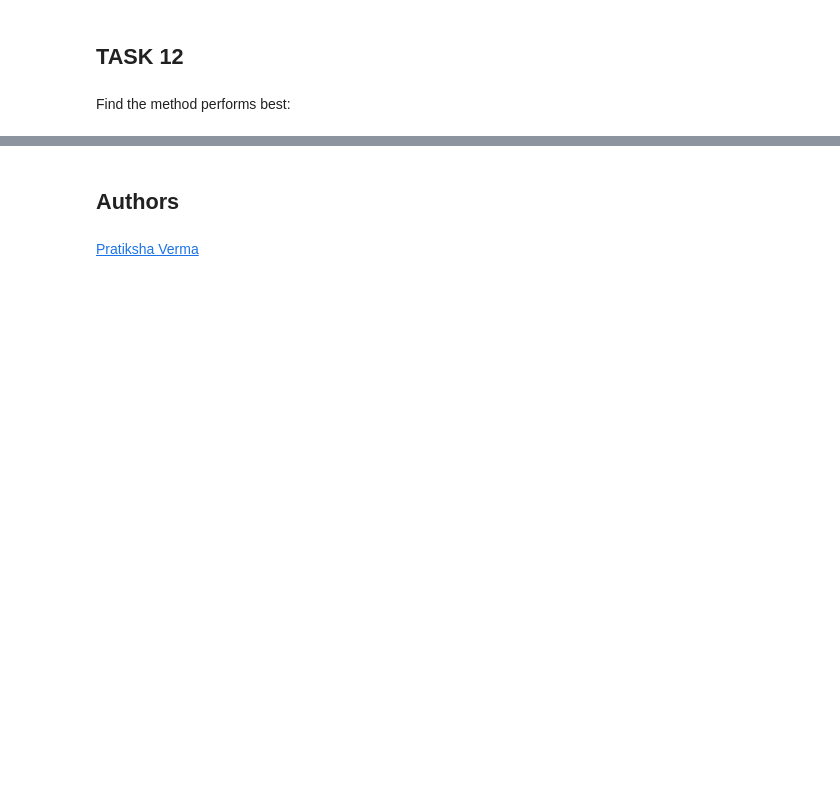
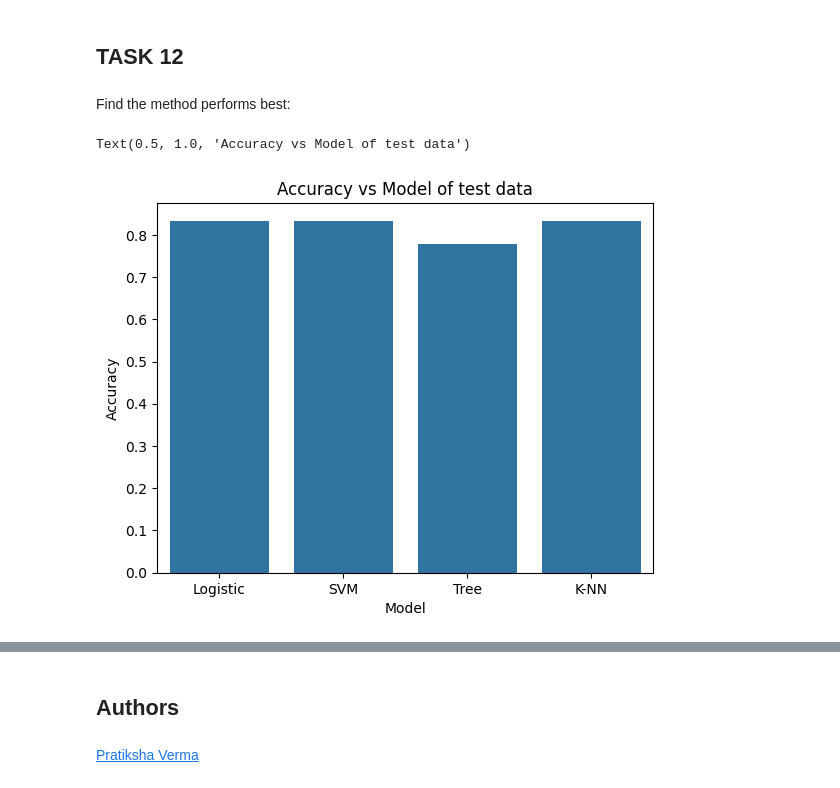
Before and after one commit to Ednamhg/DataScience_course, a Jupyter notebook: SpaceX_Machine Learning Prediction_Part_5.ipynb, the cells around one changed output, grey strips where cells are left out. Saved outputs shown, nothing was run; the diff lists cells and outputs as text; code cells hidden in the pictures; blank space fills up the shorter version.

```diff
--- a/SpaceX_Machine Learning Prediction_Part_5.ipynb
+++ b/SpaceX_Machine Learning Prediction_Part_5.ipynb
@@ -196,0 +192,7 @@ print(r2_test)
+# %%
+r2_all_scores=pd.DataFrame()
+r2_test=logreg_cv.score(X_test, Y_test)
+r2_all_scores.loc['Logistic','score']=r2_test
+r2_all_scores.loc['Logistic','Accuracy']=logreg_cv.best_score_
+print(r2_test)
+print(r2_all_scores)
@@ -241,5 +247,8 @@ Calculate the accuracy on the test data using the method <code>score</code>:
 # %%
 r2_test_svm=svm_cv.score(X_test, Y_test)
 print(r2_test_svm)
+r2_all_scores.loc['SVM','score']=r2_test_svm
+r2_all_scores.loc['SVM','Accuracy']=svm_cv.best_score_
+print(r2_all_scores)
 # %% [output]
 0.8333333333333334
@@ -290,0 +299,5 @@ tree_cv.score(X_test, Y_test)
+# %%
+tree_score=tree_cv.score(X_test, Y_test)
+r2_all_scores.loc['Tree','score']=tree_score
+r2_all_scores.loc['Tree','Accuracy']=logreg_cv.best_score_
+print(r2_all_scores)
@@ -329,0 +344,5 @@ knn_cv.score(X_test, Y_test)
+# %%
+knn_score=knn_cv.score(X_test, Y_test)
+r2_all_scores.loc['K-NN','score']=knn_score
+r2_all_scores.loc['K-NN','Accuracy']=knn_cv.best_score_
+print(r2_all_scores)
@@ -338,3 +363,11 @@ plot_confusion_matrix(Y_test,yhat)
 ## TASK  12
 # %% [markdown]
 Find the method performs best:
+# %%
+r2_all_scores.index.name = 'Model'
+sns.barplot(data=r2_all_scores, x=r2_all_scores.index, y='score')
+plt.ylabel('Accuracy')
+plt.title('Accuracy vs Model of test data')
+# %% [output]
+Text(0.5, 1.0, 'Accuracy vs Model of test data')
+[figure, added]
```
Also changed, not shown: parts of 18 cells of this notebook.
